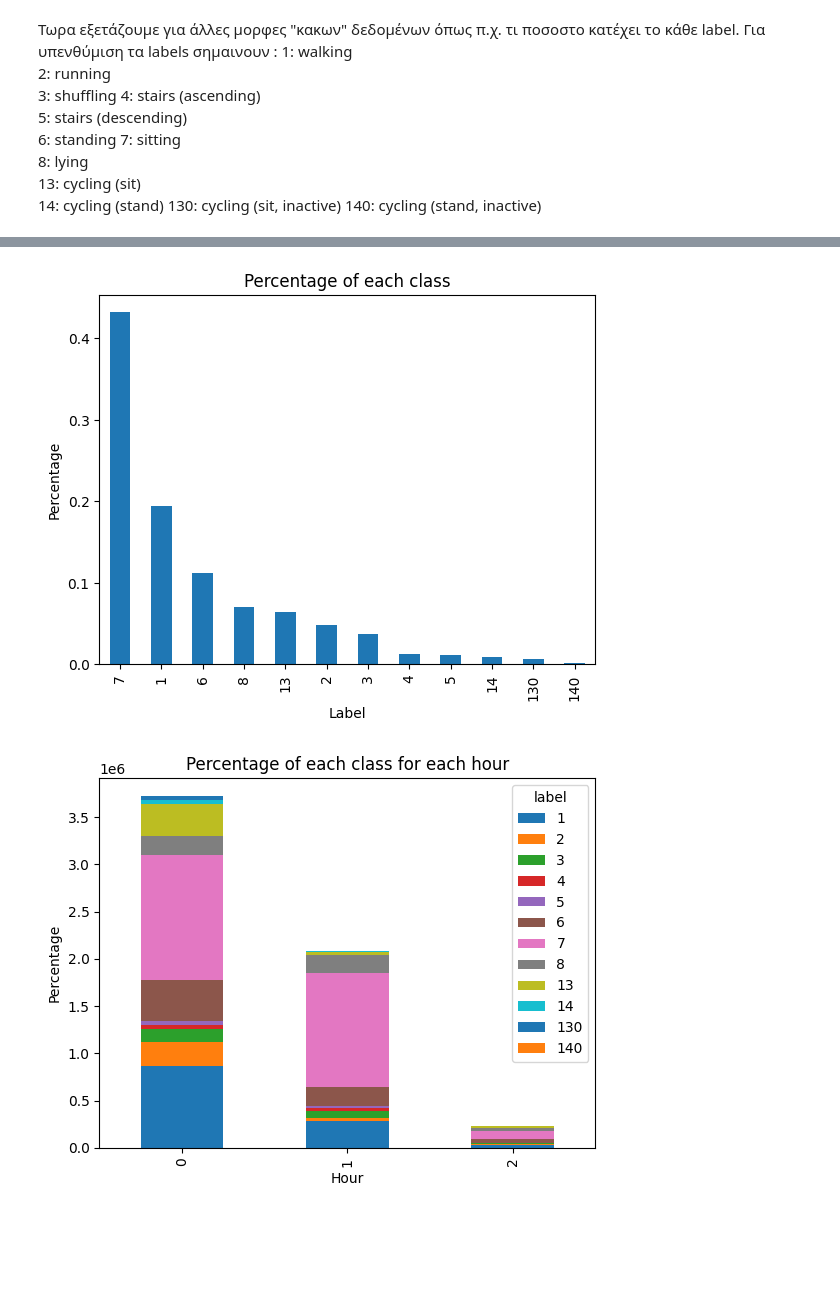
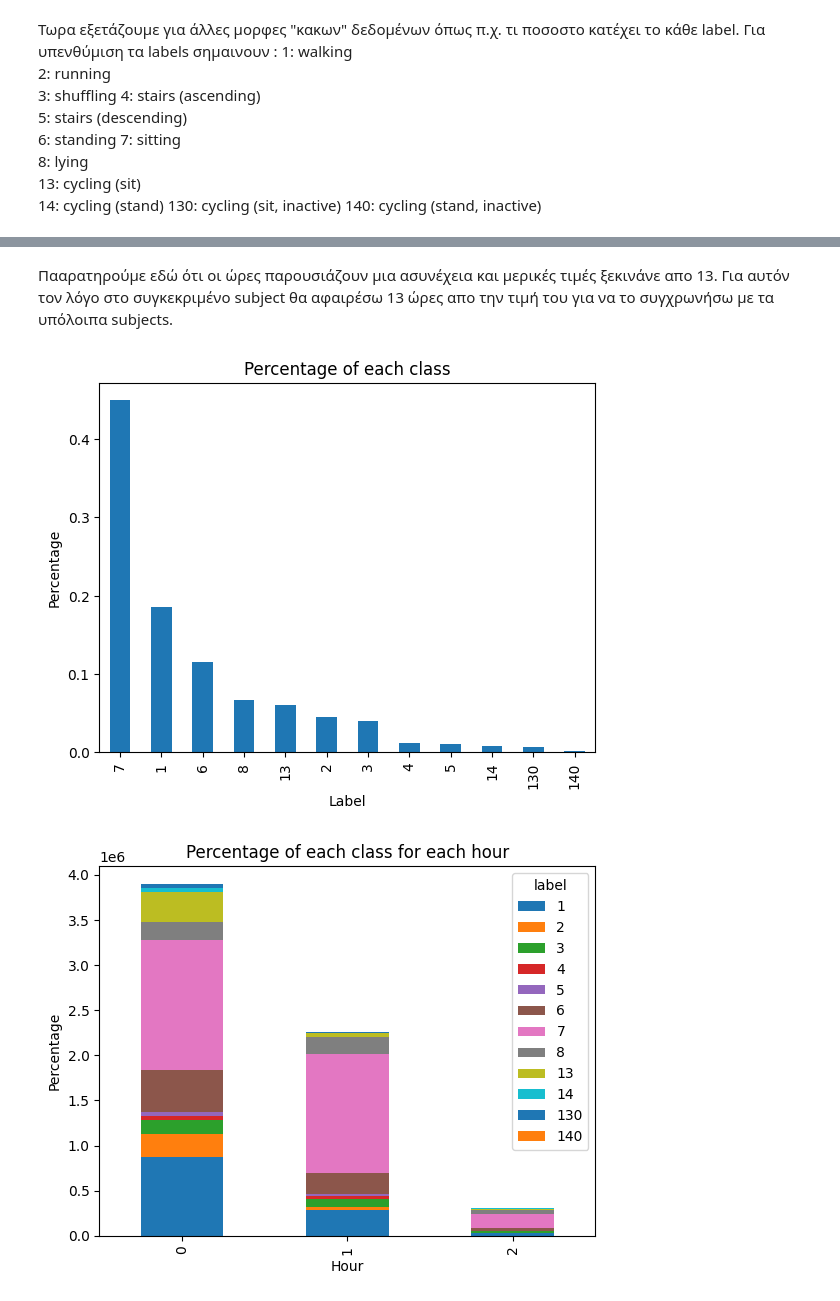
Before and after one commit to MorkosBorkos/Data-Mining, a Jupyter notebook: pre_processing.ipynb, the cells around one changed output, grey strips where cells are left out. Saved outputs shown, nothing was run; the diff lists cells and outputs as text; code cells hidden in the pictures; blank space fills up the shorter version.

```diff
--- a/pre_processing.ipynb
+++ b/pre_processing.ipynb
@@ -81,3 +83,5 @@ plt.show()
+# %% [markdown]
+Πααρατηρούμε εδώ ότι οι ώρες παρουσιάζουν μια ασυνέχεια και μερικές τιμές ξεκινάνε απο 13. Για αυτόν τον λόγο στο συγκεκριμένο subject θα αφαιρέσω 13 ώρες απο την τιμή του για να το συγχρωνήσω με τα υπόλοιπα subjects.
 # %%
 df['timestamp'] = pd.to_datetime(df['timestamp'])
 
@@ -88,17 +91,19 @@ df.loc[df['timestamp'].dt.time > cutoff_time, 'timestamp'] -= pd.Timedelta(hours
 # %%
 df['label'].value_counts(normalize=True).plot(kind='bar')
 plt.title('Percentage of each class')
 plt.xlabel('Label')
 plt.ylabel('Percentage')
 plt.show()
 #plot me for each hour of the "timestamp" column the count for each label normilized as a percentage of that hour
 df['timestamp'] = pd.to_datetime(df['timestamp'])
 df['hour'] = df['timestamp'].dt.hour
 df.groupby(['hour', 'label']).size().unstack().plot(kind='bar', stacked=True)
 plt.title('Percentage of each class for each hour')
 plt.xlabel('Hour')
 plt.ylabel('Percentage')
 plt.show()
+#drop the "hour" column
+df.drop(columns=['hour'], inplace=True)
 # %% [output]
-[figure, old version]
+[figure, new version]
-[figure, old version]
+[figure, new version]
```
Also changed, not shown: parts of 12 cells of this notebook.
